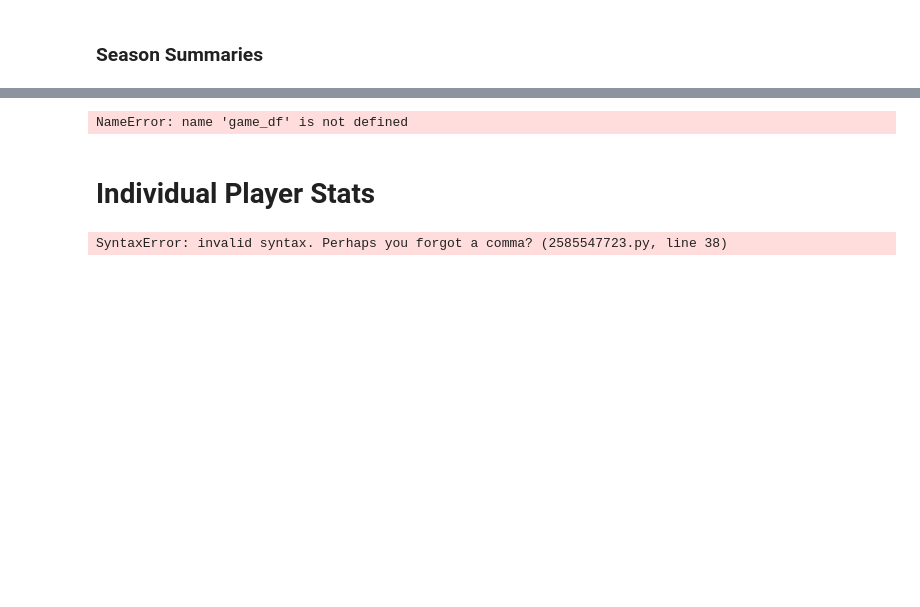
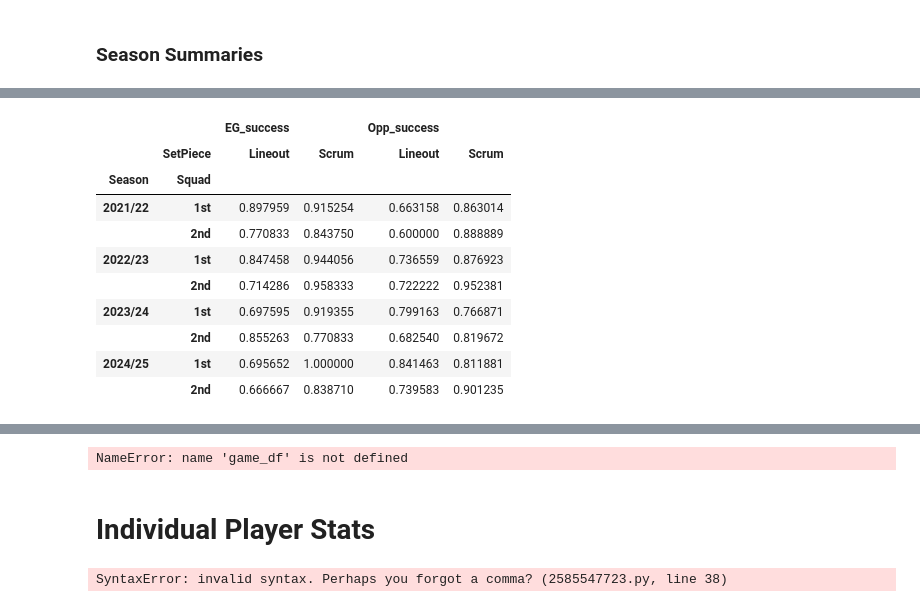
Before and after one commit to samnlindsay/egrfc-stats, a Jupyter notebook: Analysis.ipynb, the cells around one changed output, grey strips where cells are left out. Saved outputs shown, nothing was run; the diff lists cells and outputs as text; code cells hidden in the pictures; blank space fills up the shorter version.

```diff
--- a/Analysis.ipynb
+++ b/Analysis.ipynb
@@ -74,0 +128,14 @@ generate_season_summary(game_df, "2024/25")
+# %%
+summary.pivot_table(index=["Season", "Squad"], columns="SetPiece", values=["EG_success",], fill_value=0)
+# %% [output]
+|  |  | EG_success |  | Opp_success |  |
+|  | SetPiece | Lineout | Scrum | Lineout | Scrum |
+| Season | Squad |  |  |  |  |
+| 2021/22 | 1st | 0.897959 | 0.915254 | 0.663158 | 0.863014 |
+|  | 2nd | 0.770833 | 0.843750 | 0.600000 | 0.888889 |
+| 2022/23 | 1st | 0.847458 | 0.944056 | 0.736559 | 0.876923 |
+|  | 2nd | 0.714286 | 0.958333 | 0.722222 | 0.952381 |
+| 2023/24 | 1st | 0.697595 | 0.919355 | 0.799163 | 0.766871 |
+|  | 2nd | 0.855263 | 0.770833 | 0.682540 | 0.819672 |
+| 2024/25 | 1st | 0.695652 | 1.000000 | 0.841463 | 0.811881 |
+|  | 2nd | 0.666667 | 0.838710 | 0.739583 | 0.901235 |
```
Also changed, not shown: parts of 10 cells of this notebook, 6 other files.
